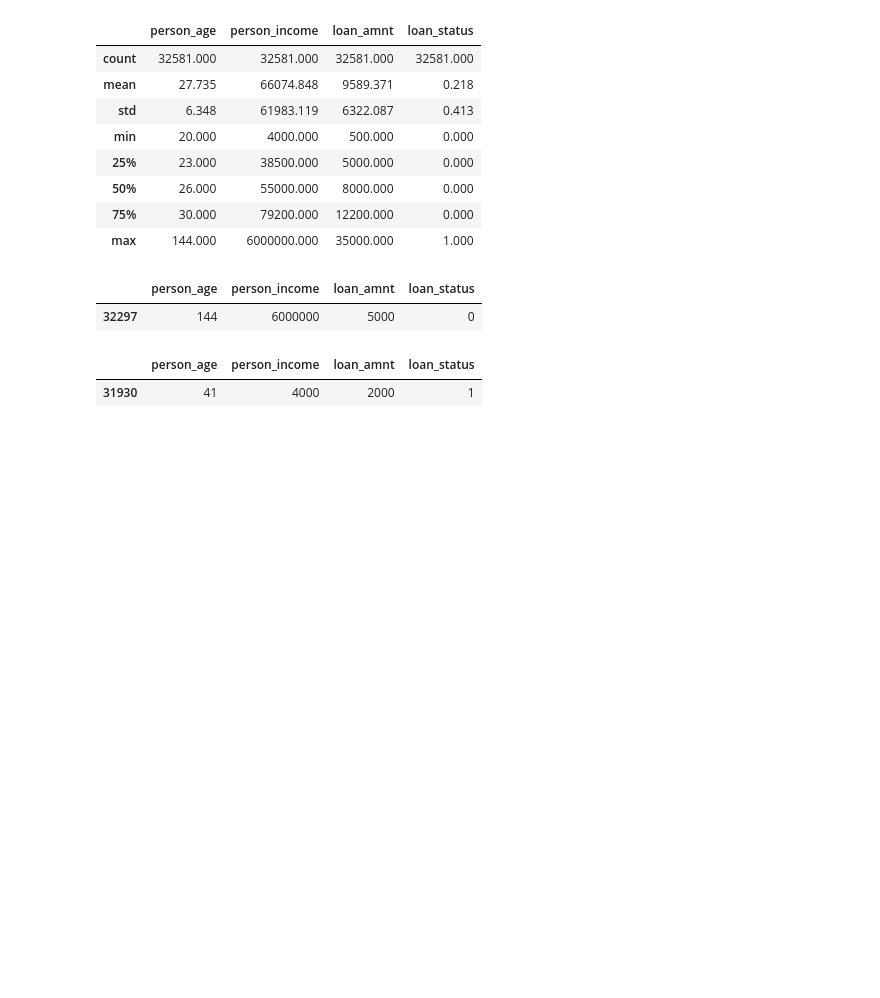
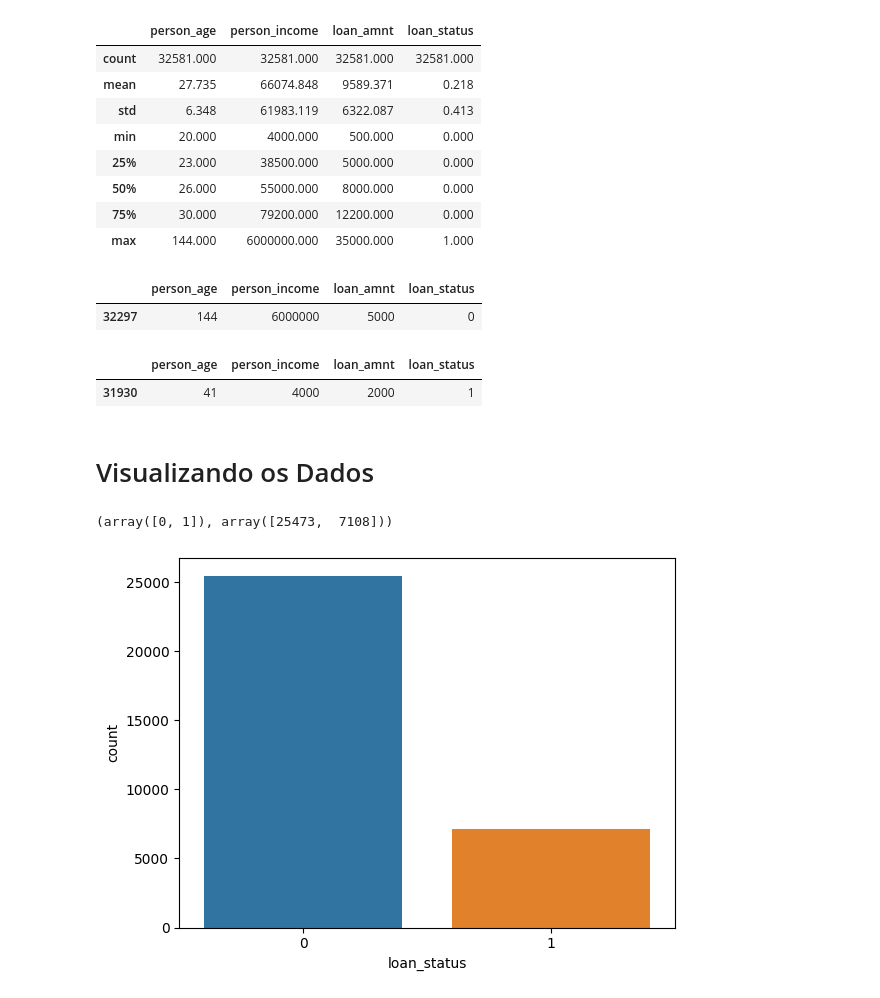
Before and after one commit to pzoliveira/DSFirstSteps, a Jupyter notebook: DSFirstSteps.ipynb, the cells around one changed output. Saved outputs shown, nothing was run; the diff lists cells and outputs as text; code cells hidden in the pictures; blank space fills up the shorter version.

```diff
--- a/DSFirstSteps.ipynb
+++ b/DSFirstSteps.ipynb
@@ -84,3 +89,13 @@ base_credito[base_credito['person_income'] <=4000]
 # %% [output]
 |  | person_age | person_income | loan_amnt | loan_status |
 | 31930 | 41 | 4000 | 2000 | 1 |
+# %% [markdown]
+# Visualizando os Dados
+# %%
+np.unique(base_credito['loan_status'], return_counts=True)
+# %% [output]
+(array([0, 1]), array([25473,  7108]))
+# %%
+sns.countplot(x = base_credito['loan_status']);
+# %% [output]
+[figure, added]
```
Also changed, not shown: parts of 3 cells of this notebook.
